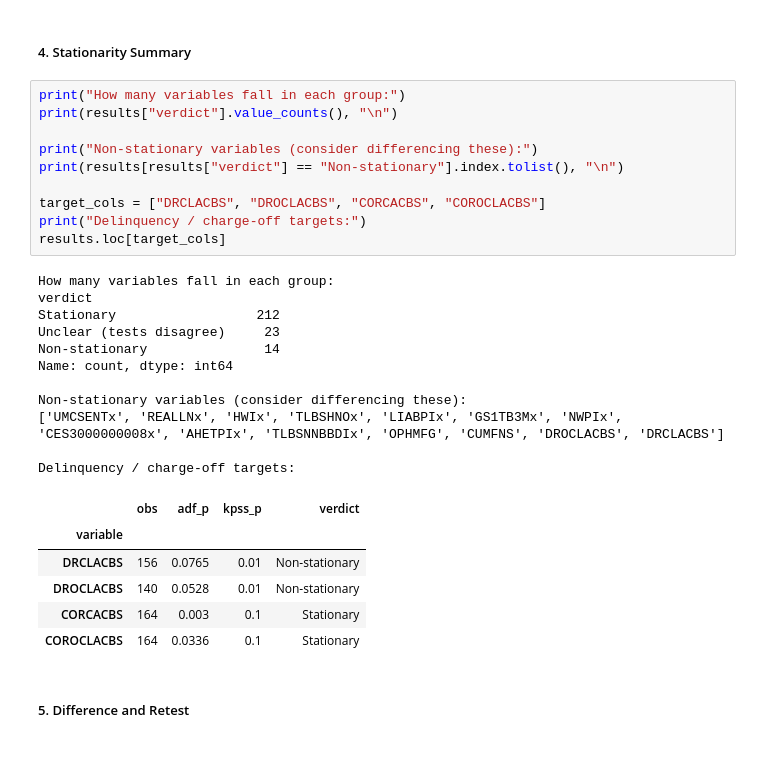
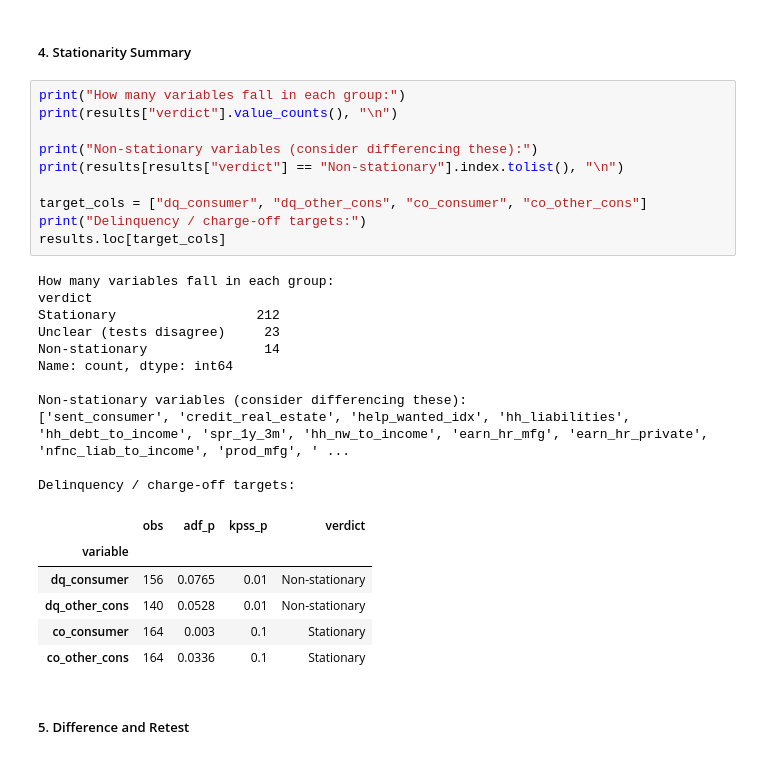
Before and after one commit to andre-bu-gitdev/DX799-O1, a Jupyter notebook: Milestone_1_2_Work_Folder/_EDA_.ipynb, the cells around one changed output. Cells and saved outputs as stored; diff of their text form.

```diff
--- a/Milestone_1_2_Work_Folder/_EDA_.ipynb
+++ b/Milestone_1_2_Work_Folder/_EDA_.ipynb
@@ -243,31 +253,31 @@ CES9093000001     164     0.0  0.0108  Unclear (tests disagree)
 # %%
 print("How many variables fall in each group:")
 print(results["verdict"].value_counts(), "\n")
 
 print("Non-stationary variables (consider differencing these):")
 print(results[results["verdict"] == "Non-stationary"].index.tolist(), "\n")
 
-target_cols = ["DRCLACBS", "DROCLACBS", "CORCACBS", "COROCLACBS"]
+target_cols = ["dq_consumer", "dq_other_cons", "co_consumer", "co_other_cons"]
 print("Delinquency / charge-off targets:")
 results.loc[target_cols]
 # %% [output]
 How many variables fall in each group:
 verdict
 Stationary                  212
 Unclear (tests disagree)     23
 Non-stationary               14
 Name: count, dtype: int64
 
 Non-stationary variables (consider differencing these):
-['UMCSENTx', 'REALLNx', 'HWIx', 'TLBSHNOx', 'LIABPIx', 'GS1TB3Mx', 'NWPIx', 'CES3000000008x', 'AHETPIx', 'TLBSNNBBDIx', 'OPHMFG', 'CUMFNS', 'DROCLACBS', 'DRCLACBS']
+['sent_consumer', 'credit_real_estate', 'help_wanted_idx', 'hh_liabilities', 'hh_debt_to_income', 'spr_1y_3m', 'hh_nw_to_income', 'earn_hr_mfg', 'earn_hr_private', 'nfnc_liab_to_income', 'prod_mfg', ' ...
 
 Delinquency / charge-off targets:
 |  | obs | adf_p | kpss_p | verdict |
 | variable |  |  |  |  |
-| DRCLACBS | 156 | 0.0765 | 0.01 | Non-stationary |
-| DROCLACBS | 140 | 0.0528 | 0.01 | Non-stationary |
-| CORCACBS | 164 | 0.003 | 0.1 | Stationary |
-| COROCLACBS | 164 | 0.0336 | 0.1 | Stationary |
+| dq_consumer | 156 | 0.0765 | 0.01 | Non-stationary |
+| dq_other_cons | 140 | 0.0528 | 0.01 | Non-stationary |
+| co_consumer | 164 | 0.003 | 0.1 | Stationary |
+| co_other_cons | 164 | 0.0336 | 0.1 | Stationary |
 # %% [markdown]
 ##### 5. Difference and Retest
 # %%
```
Also changed, not shown: parts of 10 cells of this notebook.
